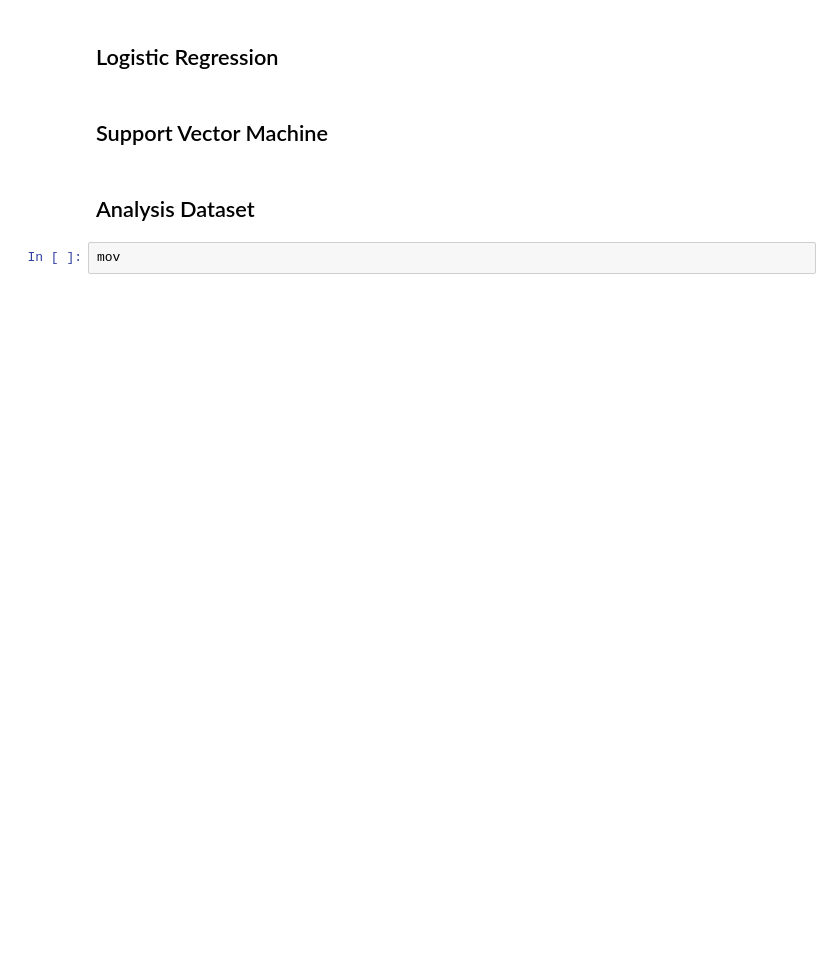
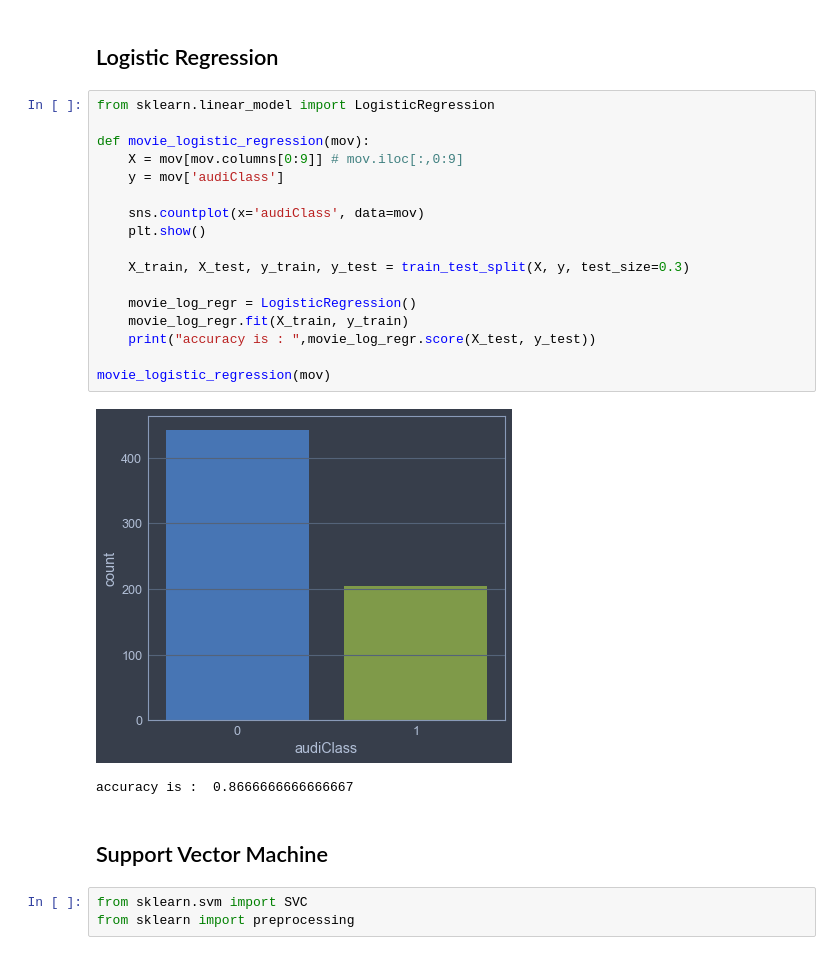
Before and after one commit to younghk/2019_Project_Graduation, a Jupyter notebook: Modeling.ipynb, the cells around one changed output. Drawn from its saved outputs; the diff is of its cells as text; blank space fills up the shorter version.

```diff
--- a/Modeling.ipynb
+++ b/Modeling.ipynb
@@ -368,8 +461,27 @@ ValueError: x and y must be the same size
 # %% [markdown]
 ## Logistic Regression
+# %%
+from sklearn.linear_model import LogisticRegression
+
+def movie_logistic_regression(mov):
+    X = mov[mov.columns[0:9]] # mov.iloc[:,0:9]
+    y = mov['audiClass']
+
+    sns.countplot(x='audiClass', data=mov)
+    plt.show()
+
+    X_train, X_test, y_train, y_test = train_test_split(X, y, test_size=0.3)
+
+    movie_log_regr = LogisticRegression()
+    movie_log_regr.fit(X_train, y_train)
+    print("accuracy is : ",movie_log_regr.score(X_test, y_test))
+
+movie_logistic_regression(mov)
+# %% [output]
+[figure, added]
+accuracy is :  0.8666666666666667
 # %% [markdown]
 ## Support Vector Machine
-# %% [markdown]
-## Analysis Dataset
-# %%
-mov
+# %%
+from sklearn.svm import SVC
+from sklearn import preprocessing
```
Also changed, not shown: parts of 17 cells of this notebook.
